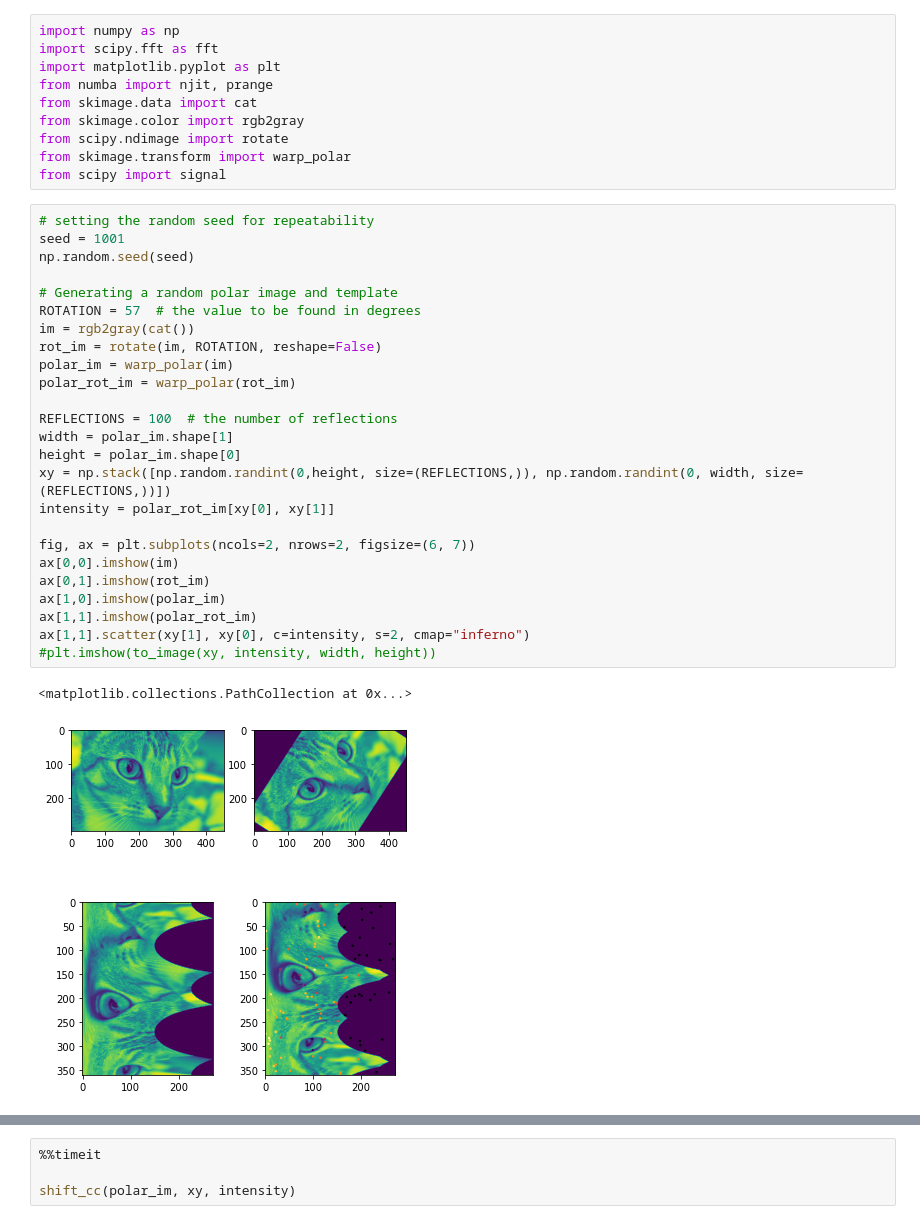
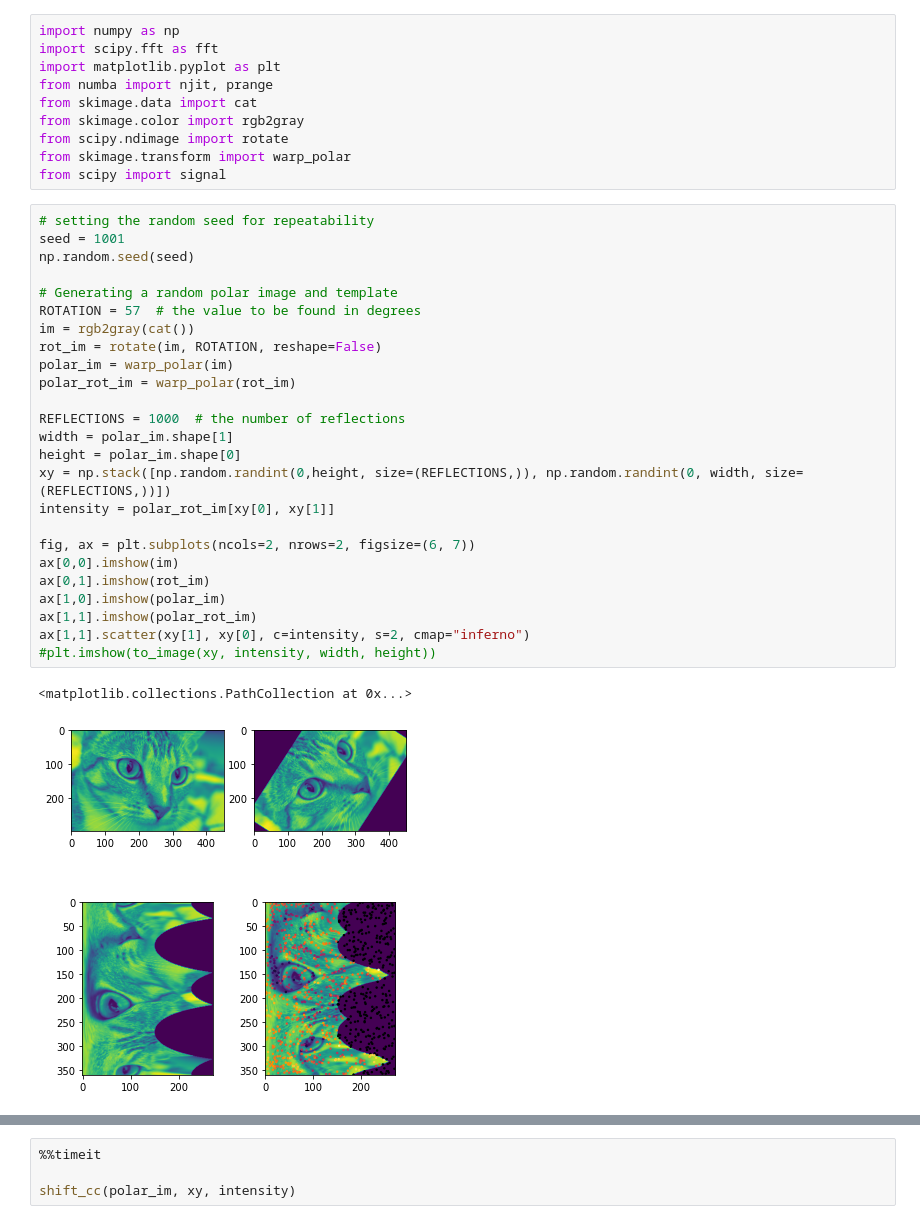
Before and after one commit to din14970/rotation-registration-benchmark, a Jupyter notebook: FFT_vs_shift.ipynb, the cells around one changed output, grey strips where cells are left out. Saved outputs shown, nothing was run; the diff lists cells and outputs as text.

```diff
--- a/FFT_vs_shift.ipynb
+++ b/FFT_vs_shift.ipynb
@@ -17,31 +17,31 @@ from scipy import signal
 # %%
 # setting the random seed for repeatability
 seed = 1001
 np.random.seed(seed)
 
 # Generating a random polar image and template
 ROTATION = 57  # the value to be found in degrees
 im = rgb2gray(cat())
 rot_im = rotate(im, ROTATION, reshape=False)
 polar_im = warp_polar(im)
 polar_rot_im = warp_polar(rot_im)
 
-REFLECTIONS = 100  # the number of reflections
+REFLECTIONS = 1000  # the number of reflections
 width = polar_im.shape[1]
 height = polar_im.shape[0]
 xy = np.stack([np.random.randint(0,height, size=(REFLECTIONS,)), np.random.randint(0, width, size=(REFLECTIONS,))])
 intensity = polar_rot_im[xy[0], xy[1]]
 
 fig, ax = plt.subplots(ncols=2, nrows=2, figsize=(6, 7))
 ax[0,0].imshow(im)
 ax[0,1].imshow(rot_im)
 ax[1,0].imshow(polar_im)
 ax[1,1].imshow(polar_rot_im)
 ax[1,1].scatter(xy[1], xy[0], c=intensity, s=2, cmap="inferno")
 #plt.imshow(to_image(xy, intensity, width, height))
 # %% [output]
 <matplotlib.collections.PathCollection at 0x...>
-[figure, old version]
+[figure, new version]
 # %%
 def to_image(xy, intensity, width, height):
     image = np.zeros((height, width))
```
Also changed, not shown: parts of 4 cells of this notebook.
